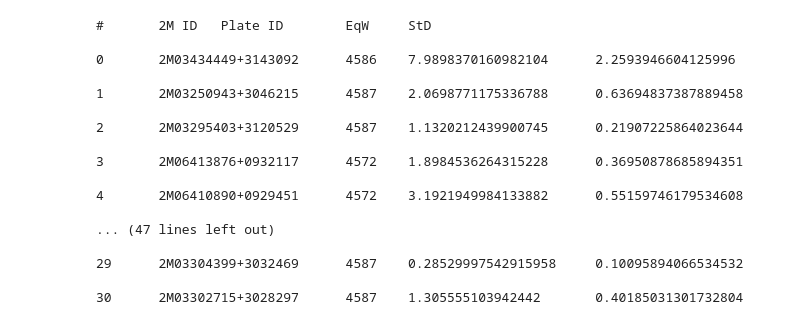
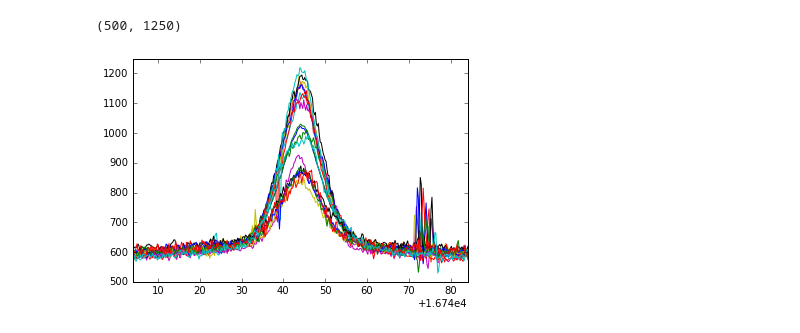
Before and after one commit to ballanr/T-Tauri, a Jupyter notebook: Skunkworks.ipynb, the cells around one changed output. Drawn from its saved outputs; the diff is of its cells as text; code cells hidden in the pictures.

```diff
--- a/Skunkworks.ipynb
+++ b/Skunkworks.ipynb
@@ -89,22 +89,4 @@ def EqW_Function(filename,savefile):
 
     print open(savefile, 'rt').read()
 # %%
-EqW_Function('FST CSV FILE.csv','FST TEST3.csv')
+#EqW_Function('FST CSV FILE.csv','FST TEST3.csv')
-# %% [output]
-#       2M ID   Plate ID        EqW     StD
-
-0       2M03434449+3143092      4586    7.9898370160982104      2.2593946604125996
-
-1       2M03250943+3046215      4587    2.0698771175336788      0.63694837387889458
-
-2       2M03295403+3120529      4587    1.1320212439900745      0.21907225864023644
-
-3       2M06413876+0932117      4572    1.8984536264315228      0.36950878685894351
-
-4       2M06410890+0929451      4572    3.1921949984133882      0.55159746179534608
-
-... (47 lines left out)
-
-29      2M03304399+3032469      4587    0.28529997542915958     0.10095894066534532
-
-30      2M03302715+3028297      4587    1.305555103942442       0.40185031301732804
@@ -110,0 +99,2 @@ EqW_Function('FST CSV FILE.csv','FST TEST3.csv')
+# %%
+spec00 = apread.apStar(4586,'2M03434449+3143092',ext=1,header=False)
@@ -110,0 +103,24 @@ EqW_Function('FST CSV FILE.csv','FST TEST3.csv')
+# %%
+plt.plot(Lambda,spec00[0]) #pixel-based combined spectra
+plt.plot(Lambda,spec00[1]) #global-weight combined spectra
+plt.plot(Lambda,spec00[2]) #visit 1
+plt.plot(Lambda,spec00[3])
+plt.plot(Lambda,spec00[4])
+plt.plot(Lambda,spec00[5])
+plt.plot(Lambda,spec00[6])
+plt.plot(Lambda,spec00[7])
+plt.plot(Lambda,spec00[8])
+plt.plot(Lambda,spec00[9])
+plt.plot(Lambda,spec00[10])
+plt.plot(Lambda,spec00[11])
+plt.plot(Lambda,spec00[12])
+plt.plot(Lambda,spec00[13])
+plt.plot(Lambda,spec00[14])
+plt.plot(Lambda,spec00[15])
+plt.plot(Lambda,spec00[16])
+plt.plot(Lambda,spec00[17]) #visit 16
+plt.xlim([16744,16824])
+plt.ylim([500,1250])
+# %% [output]
+(500, 1250)
+[figure, added]
```
Also changed, not shown: parts of 18 cells of this notebook.
